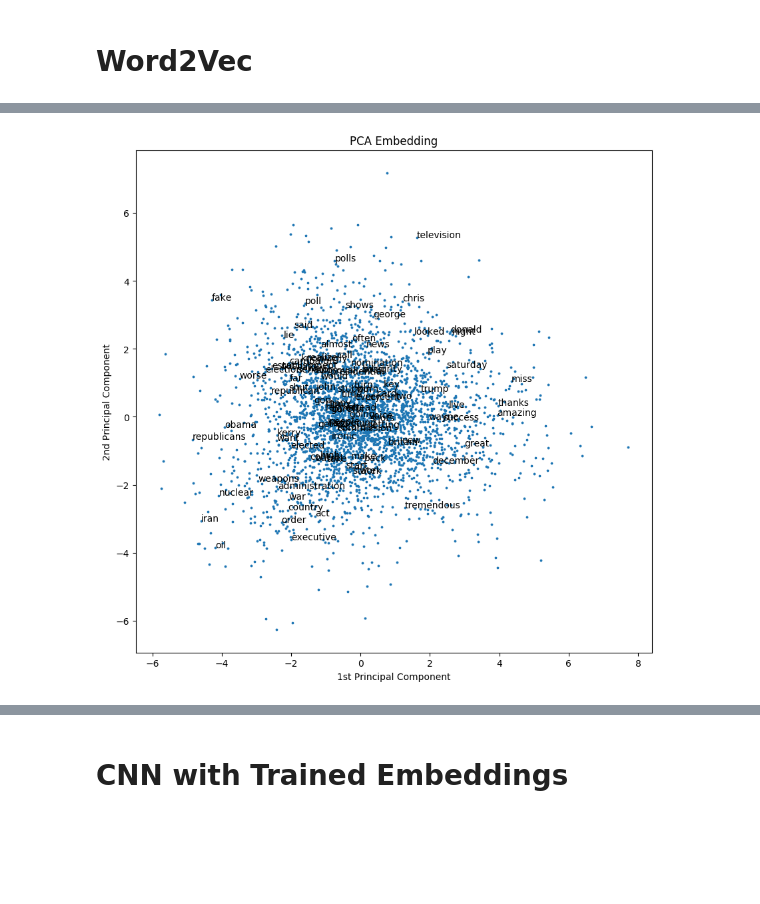
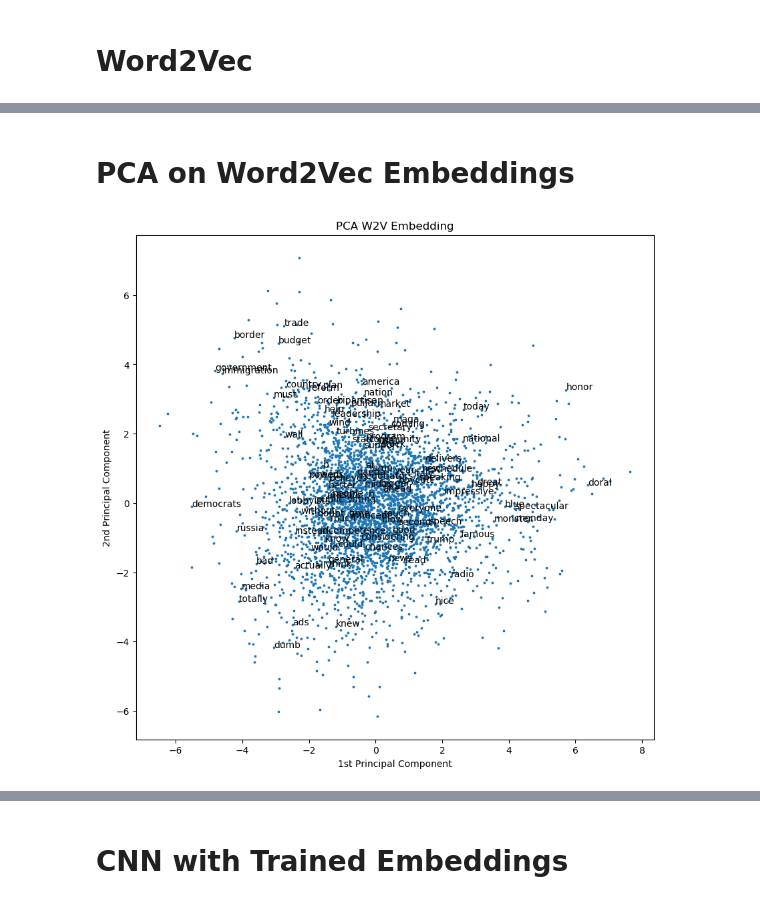
Before and after one commit to griffinbaum22/Trump-Twitter-Sentiment-Analysis, a Jupyter notebook: w2v_models.ipynb, the cells around one changed output, grey strips where cells are left out. Saved outputs shown, nothing was run; the diff lists cells and outputs as text; code cells hidden in the pictures; blank space fills up the shorter version.

```diff
--- a/w2v_models.ipynb
+++ b/w2v_models.ipynb
@@ -24,0 +20,11 @@ print(X_train.shape, X_test.shape)
+# %%
+from sklearn.model_selection import train_test_split
+from tensorflow.keras.utils import to_categorical
+
+train, test, train_labels, test_labels = train_test_split(
+   data.tweets.values, data.labels.values, train_size = 0.8, test_size = 0.2, random_state = 42)
+
+y_train, y_test = to_categorical(train_labels, num_classes = 3), to_categorical(test_labels, num_classes = 3)
+
+print(f"Number of training examples: {y_train.shape[0]}")
+print(f"Number of testing examples: {y_test.shape[0]}")
@@ -68,5 +89,9 @@ Trainable params: 564,737
 Non-trainable params: 0
 _________________________________________________________________
 # %%
-base_model.fit(train, y_train, epochs = 10, batch_size = 30, verbose=1)
+base_model.fit(X_train, y_train, epochs = 10, batch_size = 15, verbose = 1)
+
+loss, simple_NN_accuracy = base_model.evaluate(X_test, y_test, verbose = False)
+
+print("Testing Accuracy:  {:.4f}".format(simple_NN_accuracy))
 # %% [output]
@@ -104,5 +117,8 @@ from gensim.models import word2vec, KeyedVectors, Word2Vec
 # %%
-tokens = X_train.apply(lambda x: x.split())
+import gensim
+from gensim.models import word2vec, KeyedVectors, Word2Vec
+
+tokens = [x.split() for x in train]
 
 num_features = 300
 min_word_count = 10
@@ -121,29 +139,33 @@ w2v_model.train(tokens, total_examples = len(tokens), epochs = w2v_epochs)
+# %% [markdown]
+# PCA on Word2Vec Embeddings
 # %%
+from sklearn.decomposition import PCA
 import matplotlib.pyplot as plt
-from sklearn.decomposition import PCA
+%matplotlib inline
 
-word_vectors = w2v_model.wv
-vocab_tmp = list(word_vectors.vocab)
+w2v_vectors = w2v_model.wv
+vocab_tmp = list(w2v_vectors.vocab)
 
 X = w2v_model[vocab_tmp]
 pca = PCA(n_components = 2).fit_transform(X)
 # %%
-plt.figure(figsize=(10,10),dpi=100)
+plt.figure(figsize = (10, 10), dpi = 100)
 
-df = pd.concat([pd.DataFrame(pca), pd.Series(vocab_tmp)], axis=1)
+df = pd.concat([pd.DataFrame(pca), pd.Series(vocab_tmp)], axis = 1)
 df.columns = ['x', 'y', 'word']
 
 plt.xlabel("1st Principal Component")
 plt.ylabel('2nd Principal Component')
 
+plt.scatter(x = pca[:, 0], y = pca[:, 1], s = 3)
 
-plt.scatter(x = pca[:, 0], y = pca[:, 1], s = 3)
 for i, word in enumerate(df['word'][0:100]):
     plt.annotate(word, (df['x'].iloc[i], df['y'].iloc[i]))
-plt.title("PCA Embedding")
+
+plt.title("PCA W2V Embedding")
 plt.show()
 # %% [output]
-[figure, old version]
+[figure, new version]
 # %%
 w2v_model.most_similar('trump')
 # %% [output]
```
Also changed, not shown: parts of 39 cells of this notebook.
